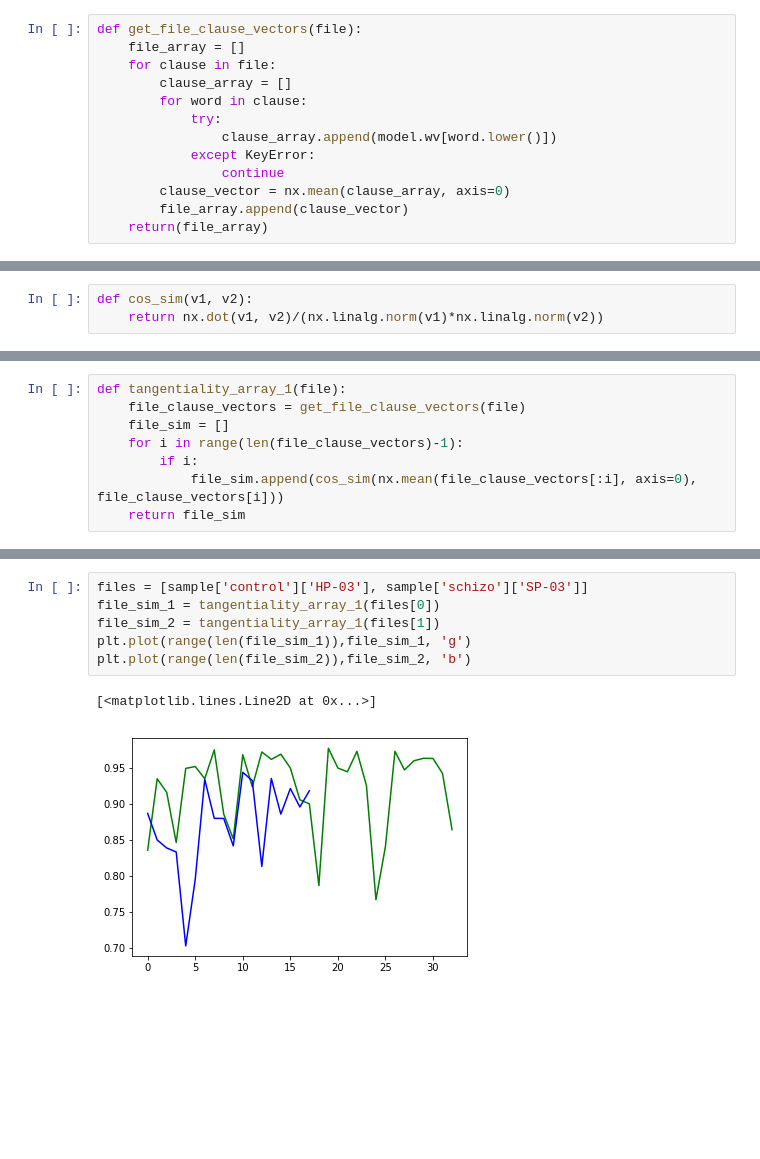
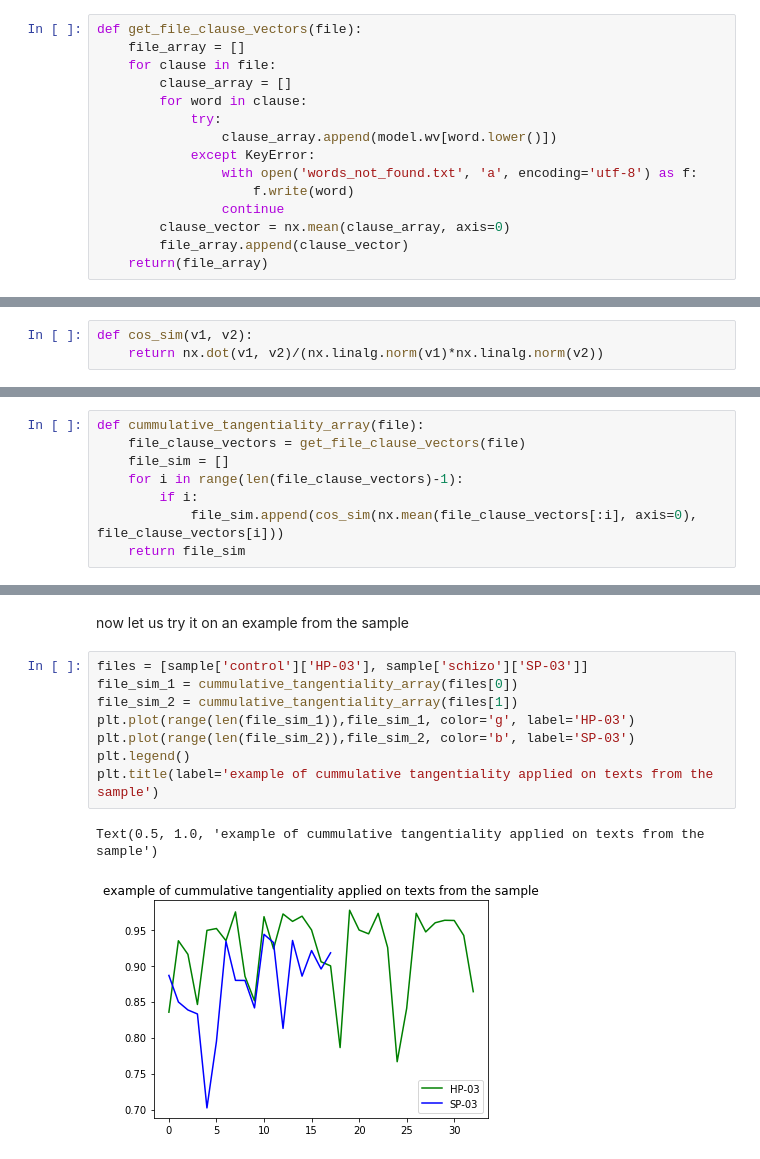
Before and after one commit to flying-bear/modeling_schizo, a Jupyter notebook: modeling_schizo.ipynb, the cells around one changed output, grey strips where cells are left out. Cells and saved outputs as stored; diff of their text form; blank space fills up the shorter version.

```diff
--- a/modeling_schizo.ipynb
+++ b/modeling_schizo.ipynb
@@ -358,6 +365,8 @@ def get_file_clause_vectors(file):
             try:
                 clause_array.append(model.wv[word.lower()])
             except KeyError:
+                with open('words_not_found.txt', 'a', encoding='utf-8') as f:
+                    f.write(word)
                 continue
         clause_vector = nx.mean(clause_array, axis=0)
         file_array.append(clause_vector)
@@ -399,7 +408,7 @@ def cos_sim(v1, v2):
     </li>
 </ul>
 # %%
-def tangentiality_array_1(file):
+def cummulative_tangentiality_array(file):
     file_clause_vectors = get_file_clause_vectors(file)
     file_sim = []
     for i in range(len(file_clause_vectors)-1):
@@ -416,12 +428,16 @@ plt.plot(range(len(file_sim)),file_sim)
+# %% [markdown]
+now let us try it on an example from the sample
 # %%
 files = [sample['control']['HP-03'], sample['schizo']['SP-03']]
-file_sim_1 = tangentiality_array_1(files[0])
-file_sim_2 = tangentiality_array_1(files[1])
-plt.plot(range(len(file_sim_1)),file_sim_1, 'g')
-plt.plot(range(len(file_sim_2)),file_sim_2, 'b')
+file_sim_1 = cummulative_tangentiality_array(files[0])
+file_sim_2 = cummulative_tangentiality_array(files[1])
+plt.plot(range(len(file_sim_1)),file_sim_1, color='g', label='HP-03')
+plt.plot(range(len(file_sim_2)),file_sim_2, color='b', label='SP-03')
+plt.legend()
+plt.title(label='example of cummulative tangentiality applied on texts from the sample')
 # %% [output]
-[<matplotlib.lines.Line2D at 0x...>]
+Text(0.5, 1.0, 'example of cummulative tangentiality applied on texts from the sample')
-[figure, old version]
+[figure, new version]
 # %%
 def random_color():
     return "#"+''.join([random.choice('0123456789ABCDEF') for j in range(6)])
```
Also changed, not shown: parts of 19 cells of this notebook.
